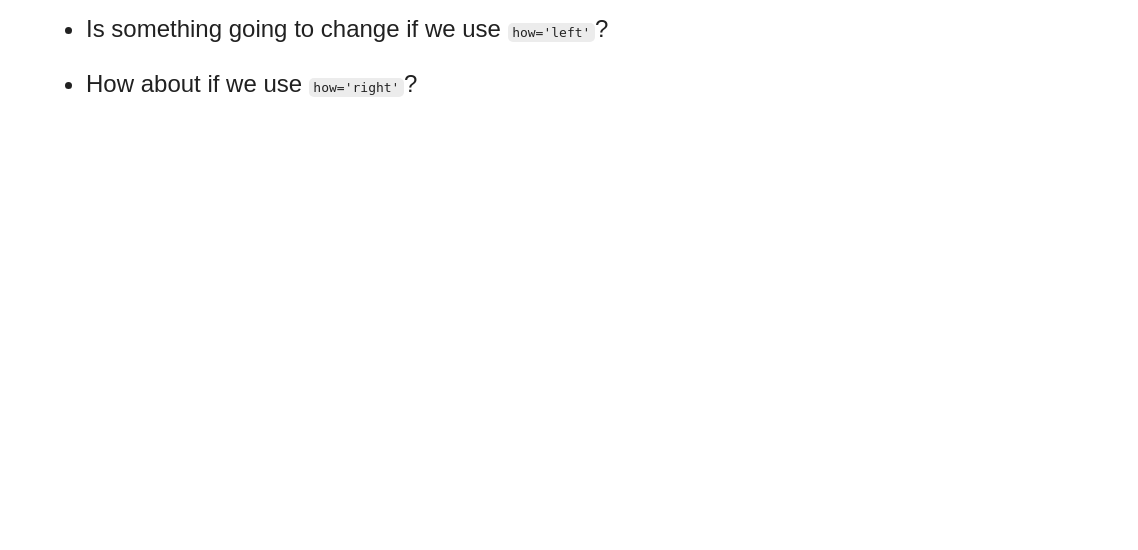
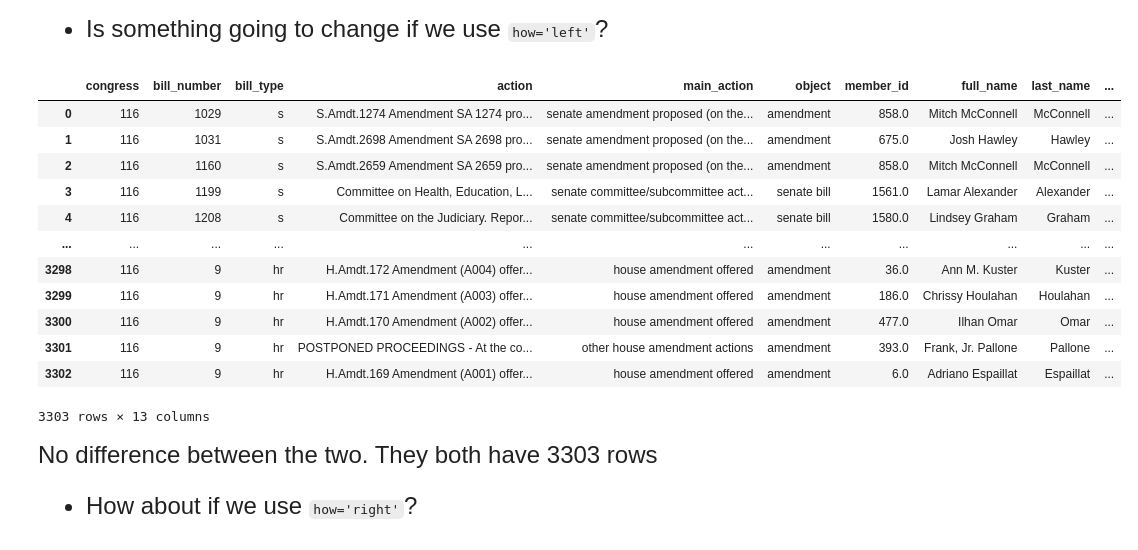
Before and after one commit to JE-Classrooms/qtm151-notes, a Jupyter notebook: lecture16/lecture16.ipynb, the cells around one changed output. Saved outputs shown, nothing was run; the diff lists cells and outputs as text; code cells hidden in the pictures; blank space fills up the shorter version.

````diff
--- a/lecture16/lecture16.ipynb
+++ b/lecture16/lecture16.ipynb
@@ -72,6 +93,26 @@
 <font size="5">
 
 - Is something going to change if we use ```how='left'```?
+# %%
+pd.merge(actions, members, on='member_id', how='left')
+# %% [output]
+|  | congress | bill_number | bill_type | action | main_action | object | member_id | full_name | last_name | ... |
+| 0 | 116 | 1029 | s | S.Amdt.1274 Amendment SA 1274 pro... | senate amendment proposed (on the... | amendment | 858.0 | Mitch McConnell | McConnell | ... |
+| 1 | 116 | 1031 | s | S.Amdt.2698 Amendment SA 2698 pro... | senate amendment proposed (on the... | amendment | 675.0 | Josh Hawley | Hawley | ... |
+| 2 | 116 | 1160 | s | S.Amdt.2659 Amendment SA 2659 pro... | senate amendment proposed (on the... | amendment | 858.0 | Mitch McConnell | McConnell | ... |
+| 3 | 116 | 1199 | s | Committee on Health, Education, L... | senate committee/subcommittee act... | senate bill | 1561.0 | Lamar Alexander | Alexander | ... |
+| 4 | 116 | 1208 | s | Committee on the Judiciary. Repor... | senate committee/subcommittee act... | senate bill | 1580.0 | Lindsey Graham | Graham | ... |
+| ... | ... | ... | ... | ... | ... | ... | ... | ... | ... | ... |
+| 3298 | 116 | 9 | hr | H.Amdt.172 Amendment (A004) offer... | house amendment offered | amendment | 36.0 | Ann M. Kuster | Kuster | ... |
+| 3299 | 116 | 9 | hr | H.Amdt.171 Amendment (A003) offer... | house amendment offered | amendment | 186.0 | Chrissy Houlahan | Houlahan | ... |
+| 3300 | 116 | 9 | hr | H.Amdt.170 Amendment (A002) offer... | house amendment offered | amendment | 477.0 | Ilhan Omar | Omar | ... |
+| 3301 | 116 | 9 | hr | POSTPONED PROCEEDINGS - At the co... | other house amendment actions | amendment | 393.0 | Frank, Jr. Pallone | Pallone | ... |
+| 3302 | 116 | 9 | hr | H.Amdt.169 Amendment (A001) offer... | house amendment offered | amendment | 6.0 | Adriano Espaillat | Espaillat | ... |
+3303 rows × 13 columns
+# %% [markdown]
+<font size="5">
+
+No difference between the two. They both have 3303 rows
 # %% [markdown]
 <font size="5">
 
````
Also changed, not shown: parts of 12 cells of this notebook, 2 other files.
